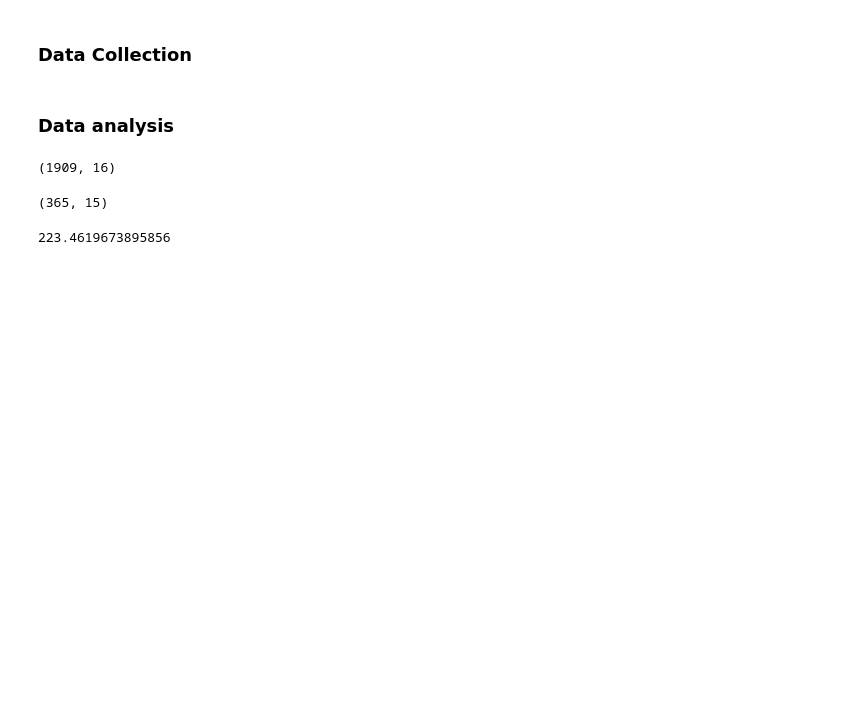
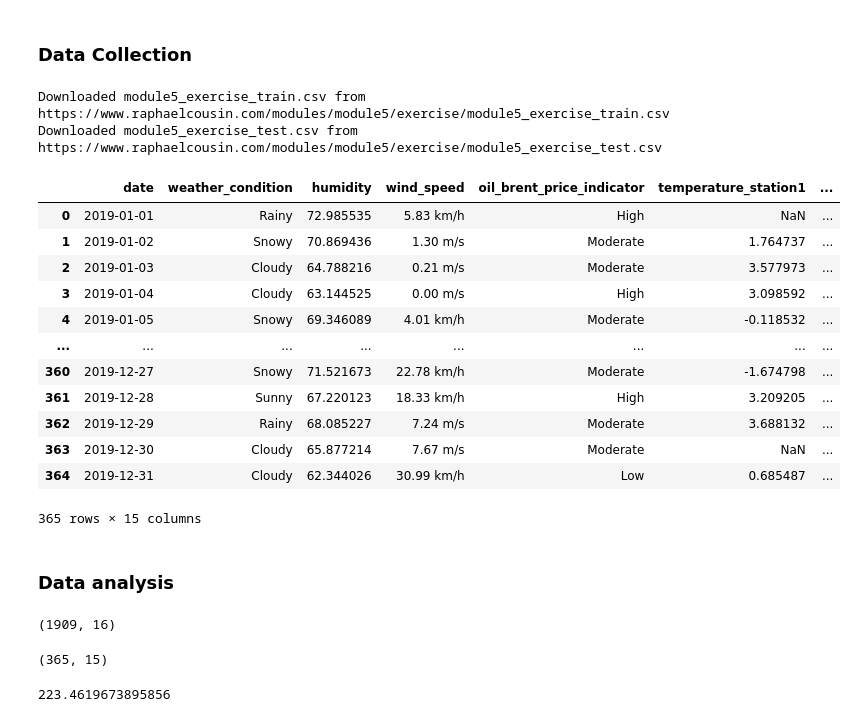
Before and after one commit to racousin/data_science_practice, a Jupyter notebook: website/public/modules/module5/exercise/module5_exercise-Copy1.ipynb, the cells around one changed output. Cells and saved outputs as stored; diff of their text form; code cells hidden in the pictures; blank space fills up the shorter version.

```diff
--- a/website/public/modules/module5/exercise/module5_exercise-Copy1.ipynb
+++ b/website/public/modules/module5/exercise/module5_exercise-Copy1.ipynb
@@ -8,26 +8,45 @@ import numpy as np
 # %% [markdown]
 ### Data Collection
 # %%
-# import requests
+import requests
 
-# # URLs of the files
-# train_data_url = 'https://www.raphaelcousin.com/modules/module5/exercise/module5_exercise_train.csv'
-# test_data_url = 'https://www.raphaelcousin.com/modules/module5/exercise/module5_exercise_test.csv'
+# URLs of the files
+train_data_url = 'https://www.raphaelcousin.com/modules/module5/exercise/module5_exercise_train.csv'
+test_data_url = 'https://www.raphaelcousin.com/modules/module5/exercise/module5_exercise_test.csv'
 
-# # Function to download a file
-# def download_file(url, file_name):
-#     response = requests.get(url)
-#     response.raise_for_status()  # Ensure we notice bad responses
-#     with open(file_name, 'wb') as file:
-#         file.write(response.content)
-#     print(f'Downloaded {file_name} from {url}')
+# Function to download a file
+def download_file(url, file_name):
+    response = requests.get(url)
+    response.raise_for_status()  # Ensure we notice bad responses
+    with open(file_name, 'wb') as file:
+        file.write(response.content)
+    print(f'Downloaded {file_name} from {url}')
 
-# # Downloading the files
-# download_file(train_data_url, 'module5_exercise_train.csv')
-# download_file(test_data_url, 'module5_exercise_test.csv')
+# Downloading the files
+download_file(train_data_url, 'module5_exercise_train.csv')
+download_file(test_data_url, 'module5_exercise_test.csv')
+# %% [output]
+Downloaded module5_exercise_train.csv from https://www.raphaelcousin.com/modules/module5/exercise/module5_exercise_train.csv
+Downloaded module5_exercise_test.csv from https://www.raphaelcousin.com/modules/module5/exercise/module5_exercise_test.csv
 # %%
 df_train =  pd.read_csv("module5_exercise_train.csv", sep=",")
 df_test =  pd.read_csv("module5_exercise_test.csv", sep=",")
+# %%
+df_test
+# %% [output]
+|  | date | weather_condition | humidity | wind_speed | oil_brent_price_indicator | temperature_station1 | ... |
+| 0 | 2019-01-01 | Rainy | 72.985535 | 5.83 km/h | High | NaN | ... |
+| 1 | 2019-01-02 | Snowy | 70.869436 | 1.30 m/s | Moderate | 1.764737 | ... |
+| 2 | 2019-01-03 | Cloudy | 64.788216 | 0.21 m/s | Moderate | 3.577973 | ... |
+| 3 | 2019-01-04 | Cloudy | 63.144525 | 0.00 m/s | High | 3.098592 | ... |
+| 4 | 2019-01-05 | Snowy | 69.346089 | 4.01 km/h | Moderate | -0.118532 | ... |
+| ... | ... | ... | ... | ... | ... | ... | ... |
+| 360 | 2019-12-27 | Snowy | 71.521673 | 22.78 km/h | Moderate | -1.674798 | ... |
+| 361 | 2019-12-28 | Sunny | 67.220123 | 18.33 km/h | High | 3.209205 | ... |
+| 362 | 2019-12-29 | Rainy | 68.085227 | 7.24 m/s | Moderate | 3.688132 | ... |
+| 363 | 2019-12-30 | Cloudy | 65.877214 | 7.67 m/s | Moderate | NaN | ... |
+| 364 | 2019-12-31 | Cloudy | 62.344026 | 30.99 km/h | Low | 0.685487 | ... |
+365 rows × 15 columns
 # %% [markdown]
 ### Data analysis
 # %%
```
Also changed, not shown: 8 other files.
